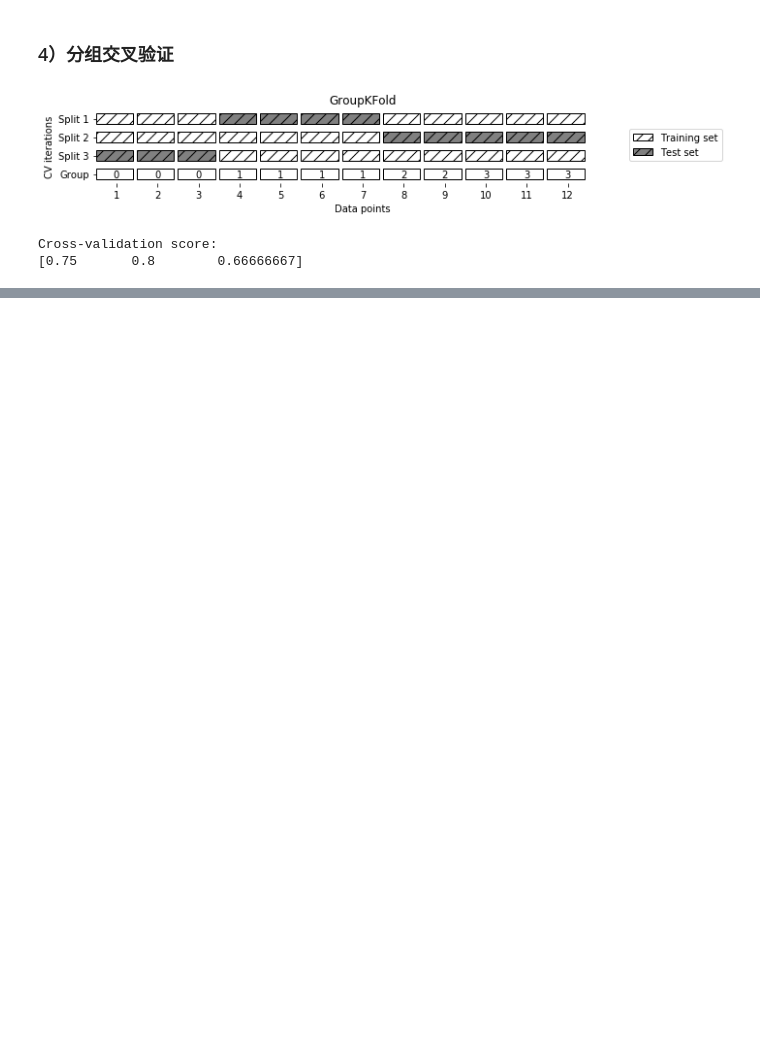
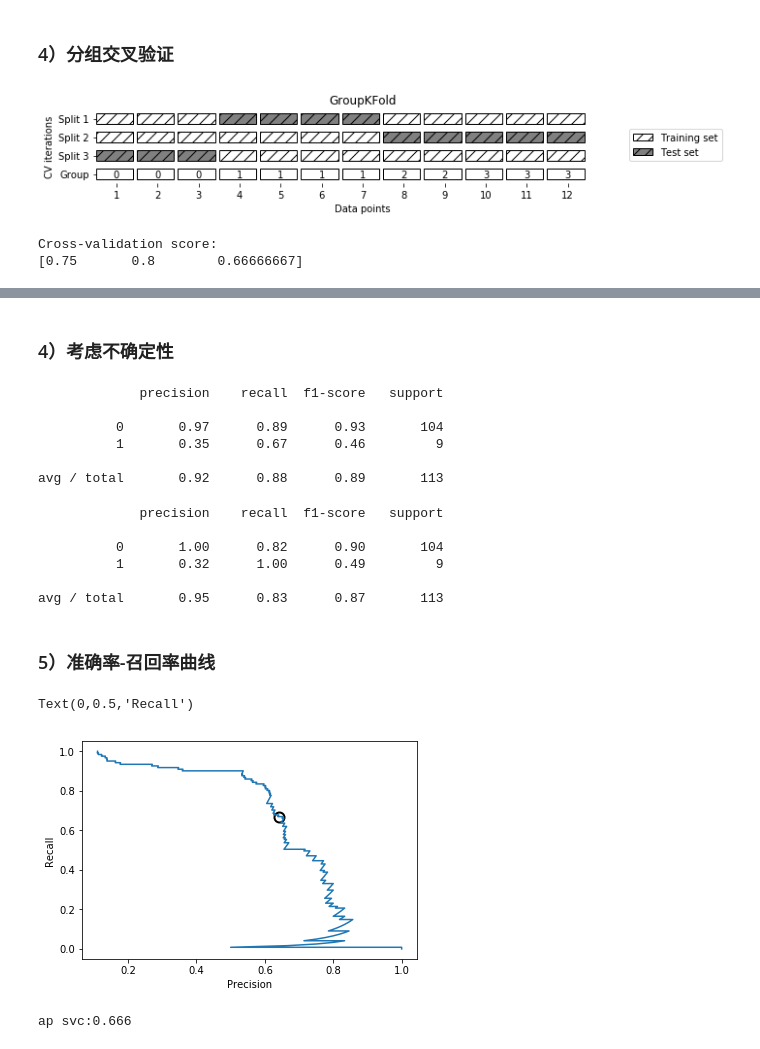
Before and after one commit to TyrionZK/python_ml, a Jupyter notebook: chapter 5 model-evaluation-and-improvement.ipynb, the cells around one changed output, grey strips where cells are left out. Drawn from its saved outputs; the diff is of its cells as text; code cells hidden in the pictures; blank space fills up the shorter version.

```diff
--- a/chapter 5 model-evaluation-and-improvement.ipynb
+++ b/chapter 5 model-evaluation-and-improvement.ipynb
@@ -112,0 +403,2 @@ Cross-validation score:
+# %% [markdown]
+### 4）考虑不确定性
@@ -112,0 +412,46 @@ Cross-validation score:
+# %%
+print(classification_report(y_test,svc.predict(X_test)))
+# %% [output]
+             precision    recall  f1-score   support
+
+          0       0.97      0.89      0.93       104
+          1       0.35      0.67      0.46         9
+
+avg / total       0.92      0.88      0.89       113
+# %%
+y_pred_lower_threshold=svc.decision_function(X_test)>-.8
+print(classification_report(y_test,y_pred_lower_threshold))
+# %% [output]
+             precision    recall  f1-score   support
+
+          0       1.00      0.82      0.90       104
+          1       0.32      1.00      0.49         9
+
+avg / total       0.95      0.83      0.87       113
+# %% [markdown]
+### 5）准确率-召回率曲线
+# %%
+from sklearn.metrics import precision_recall_curve
+
+X,y=make_blobs(n_samples=(4000,500),centers=2,cluster_std=[7.0,2],random_state=22)
+X_train,X_test,y_train,y_test=train_test_split(X,y,random_state=0)
+
+svc=SVC(gamma=.05).fit(X_train,y_train)
+precision,recall,thresholds=precision_recall_curve(y_test,svc.decision_function(X_test))
+
+close_zero=np.argmin(np.abs(thresholds))
+plt.plot(precision[close_zero],recall[close_zero],'o',markersize=10,label="threshold zero",
+        fillstyle="none",c='k',mew=2)
+plt.plot(precision,recall,label="precision recall curve")
+plt.xlabel("Precision")
+plt.ylabel("Recall")
+# %% [output]
+Text(0,0.5,'Recall')
+[figure, added]
+# %%
+from sklearn.metrics import average_precision_score
+
+ap_svc=average_precision_score(y_test,svc.decision_function(X_test))
+print("ap svc:{:.3f}".format(ap_svc))
+# %% [output]
+ap svc:0.666
```
Also changed, not shown: parts of 51 cells of this notebook, 2 other files.
